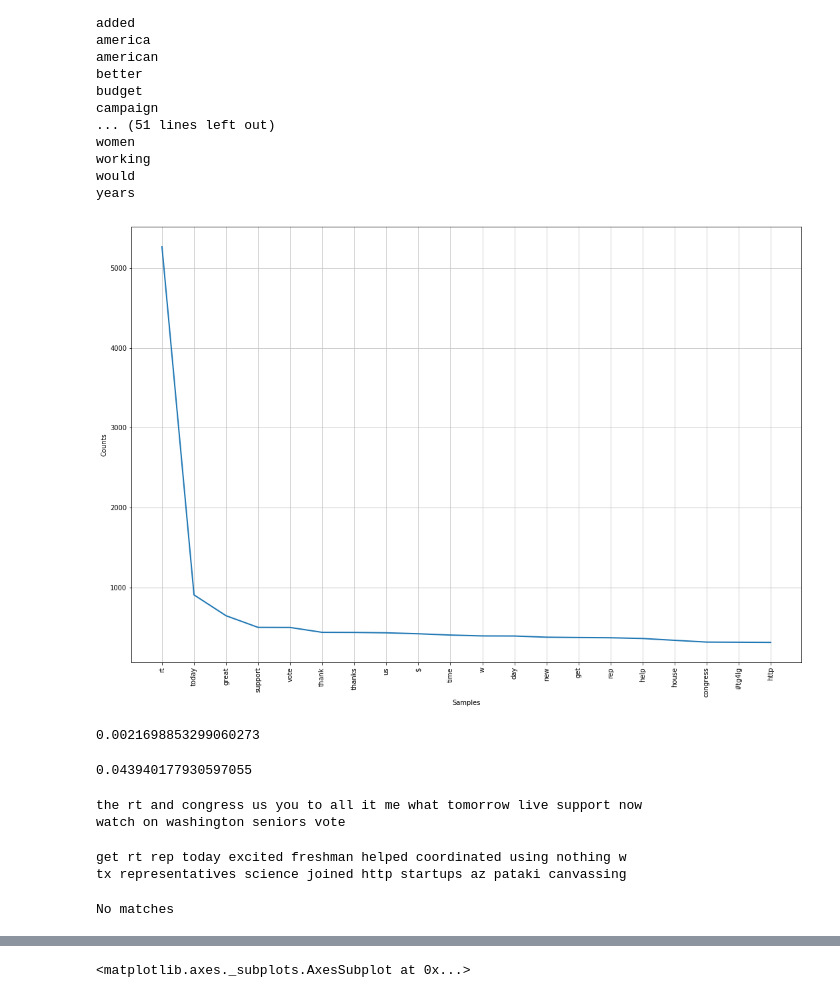
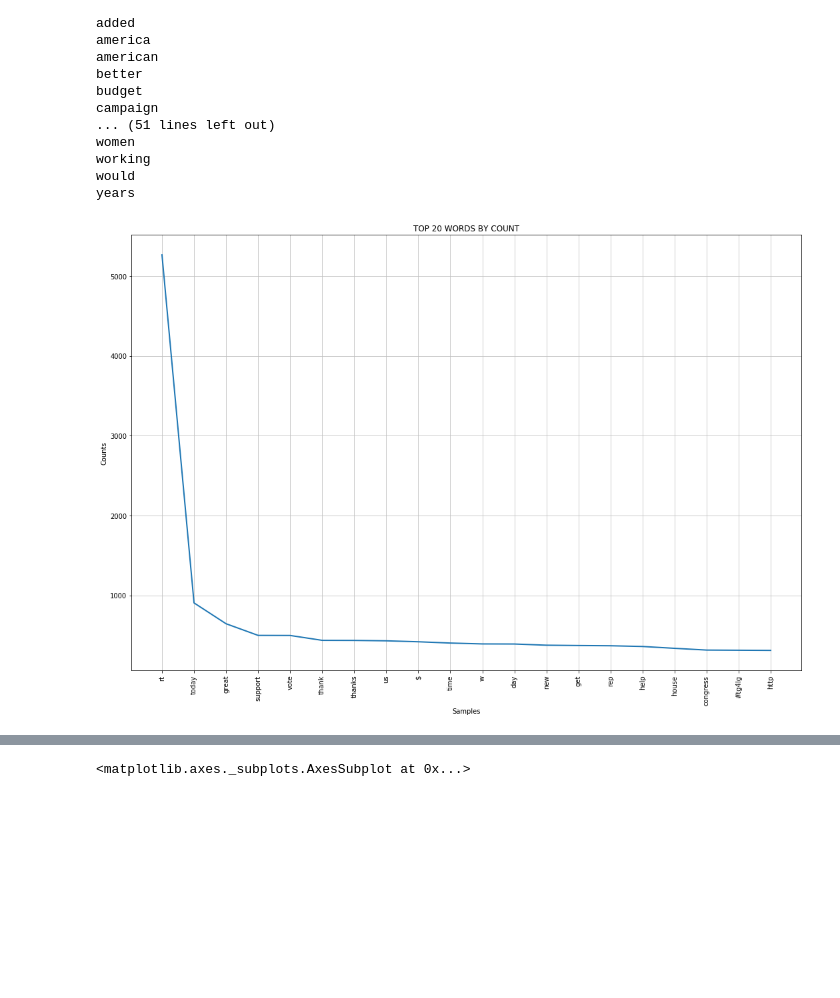
Before and after one commit to barlaensdoonn/ML310-final-project, a Jupyter notebook: notebooks/deletweet-deletion-times.ipynb, the cells around one changed output, grey strips where cells are left out. Saved outputs shown, nothing was run; the diff lists cells and outputs as text; code cells hidden in the pictures; blank space fills up the shorter version.

Commit message:
add text; reformat

```diff
--- a/notebooks/deletweet-deletion-times.ipynb
+++ b/notebooks/deletweet-deletion-times.ipynb
@@ -262,28 +270,6 @@ would
 years
 # %%
 # plot frequencies of top 20 words
-fdist.plot(20)
+fdist.plot(20, title='TOP 20 WORDS BY COUNT')
 # %% [output]
-[figure, old version]
+[figure, new version]
-# %%
-fdist.freq('obama')
-# %% [output]
-0.0021698853299060273
-# %%
-fdist.freq('rt')
-# %% [output]
-0.043940177930597055
-# %%
-text.similar('obama')
-# %% [output]
-the rt and congress us you to all it me what tomorrow live support now
-watch on washington seniors vote
-# %%
-text_normalized.similar('obama')
-# %% [output]
-get rt rep today excited freshman helped coordinated using nothing w
-tx representatives science joined http startups az pataki canvassing
-# %%
-text_normalized.similar('$')
-# %% [output]
-No matches
```
Also changed, not shown: parts of 19 cells of this notebook.
